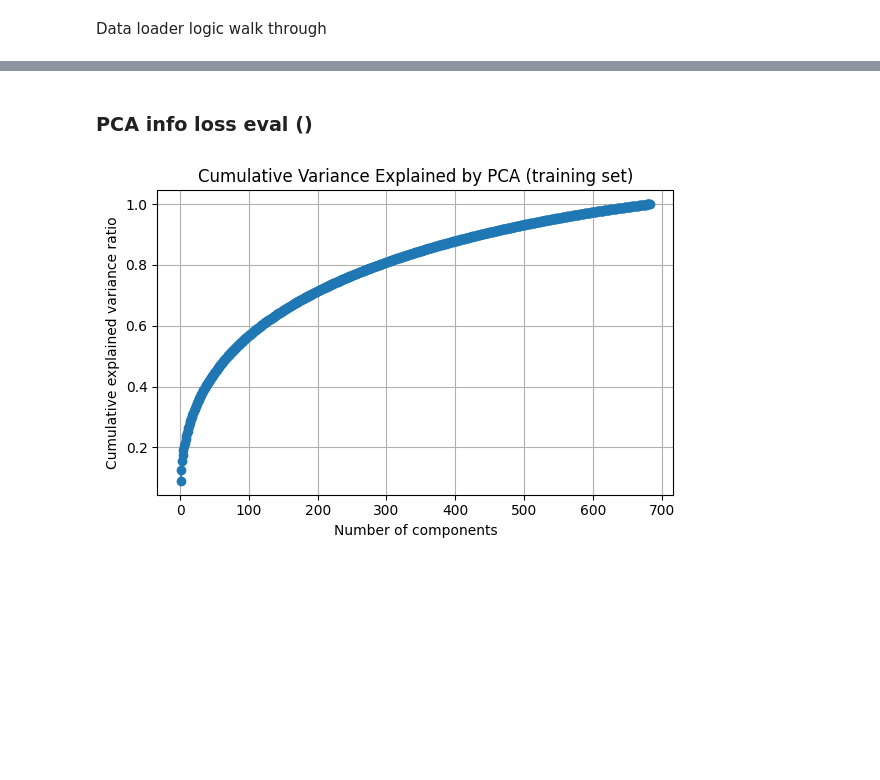
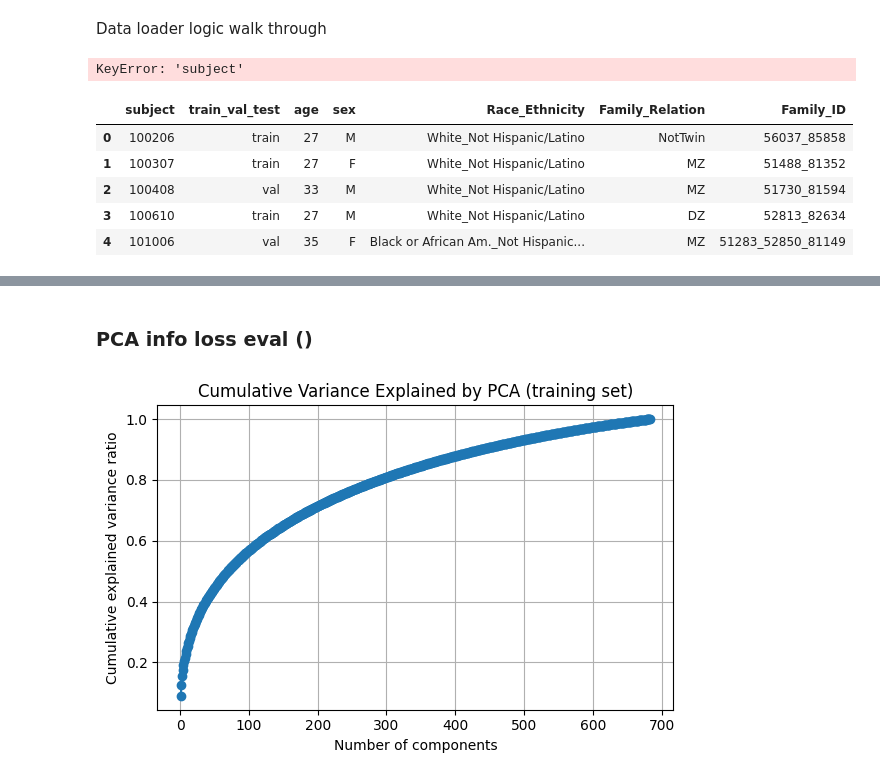
Before and after one commit to alexander-ratzan/Conn2Conn, a Jupyter notebook: toy.ipynb, the cells around one changed output, grey strips where cells are left out. Saved outputs shown, nothing was run; the diff lists cells and outputs as text; code cells hidden in the pictures; blank space fills up the shorter version.

Commit message:
added demographic covariates and FS data loading

```diff
--- a/toy.ipynb
+++ b/toy.ipynb
@@ -125,2 +127,13 @@ from data import *
-# %%
-HCP_Dataset = HCP_Dataset(parcellation="Glasser", HCP_dir="/scratch/asr655/neuroinformatics/GeneEx2Conn_data/HCP1200/")
+# %%
+HCP_Dataset = HCP_Dataset(parcellation="Glasser", HCP_dir="/scratch/asr655/neuroinformatics/GeneEx2Conn_data/HCP1200/", shuffle_seed=0)
+# %% [output]
+KeyError: 'subject'
+# %%
+HCP_Dataset.metadata_df.head()
+# %% [output]
+|  | subject | train_val_test | age | sex | Race_Ethnicity | Family_Relation | Family_ID |
+| 0 | 100206 | train | 27 | M | White_Not Hispanic/Latino | NotTwin | 56037_85858 |
+| 1 | 100307 | train | 27 | F | White_Not Hispanic/Latino | MZ | 51488_81352 |
+| 2 | 100408 | val | 33 | M | White_Not Hispanic/Latino | MZ | 51730_81594 |
+| 3 | 100610 | train | 27 | M | White_Not Hispanic/Latino | DZ | 52813_82634 |
+| 4 | 101006 | val | 35 | F | Black or African Am._Not Hispanic... | MZ | 51283_52850_81149 |
```
Also changed, not shown: parts of 8 cells of this notebook, 4 other files.
